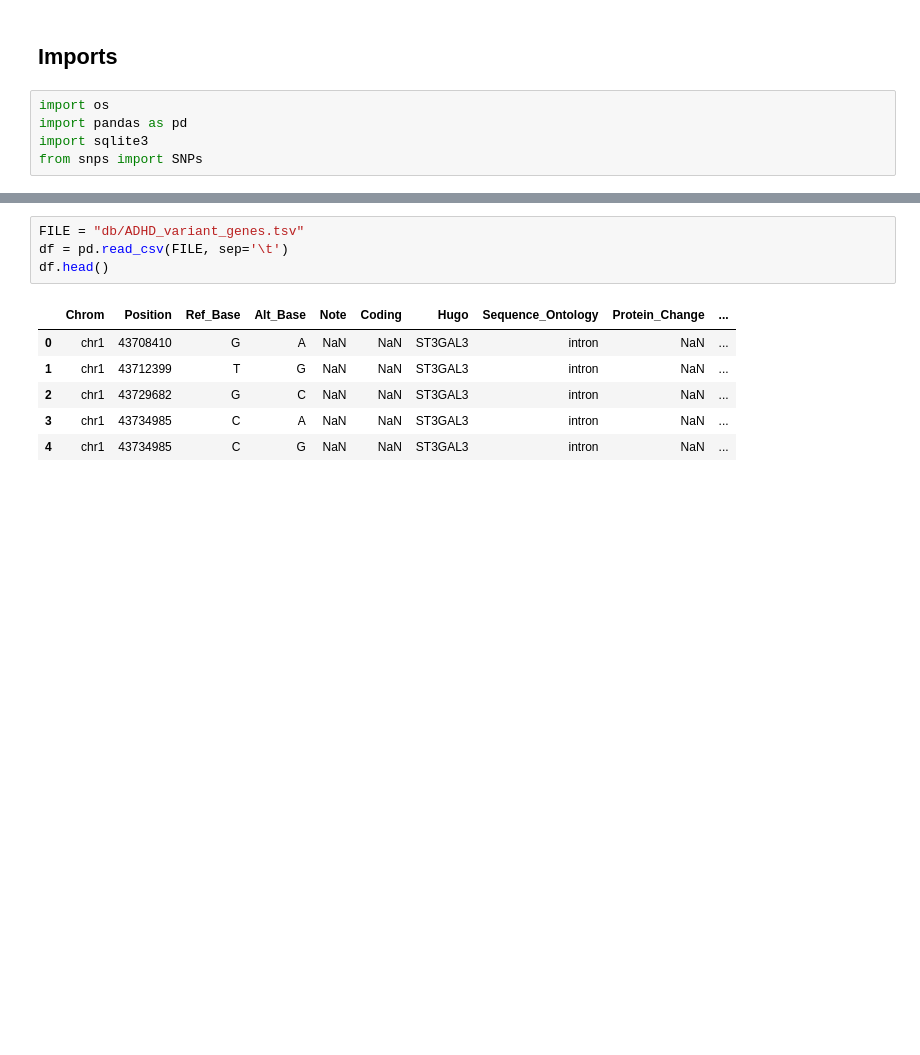
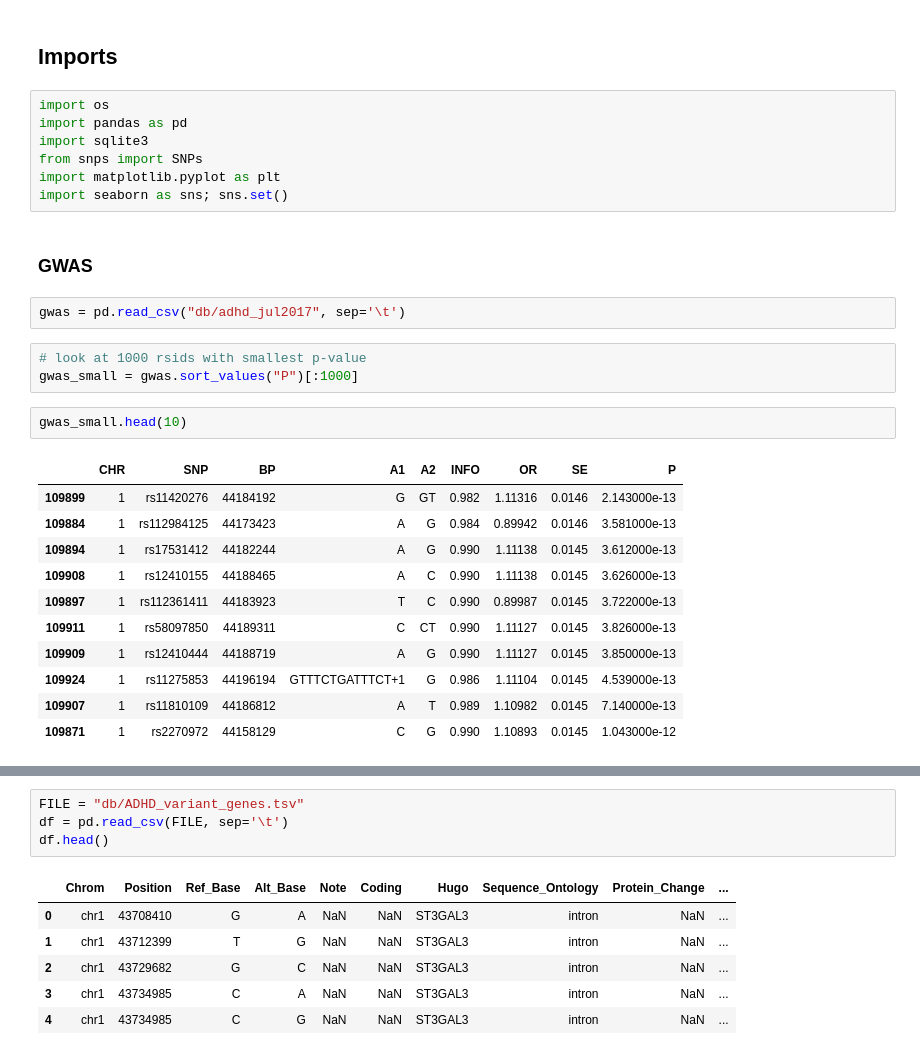
Before and after one commit to loftusa/ADHD, a Jupyter notebook: exploration.ipynb, the cells around one changed output, grey strips where cells are left out. Cells and saved outputs as stored; diff of their text form; blank space fills up the shorter version.

```diff
--- a/exploration.ipynb
+++ b/exploration.ipynb
@@ -5,3 +5,26 @@ import os
 import pandas as pd
 import sqlite3
 from snps import SNPs
+import matplotlib.pyplot as plt
+import seaborn as sns; sns.set()
+# %% [markdown]
+### GWAS
+# %%
+gwas = pd.read_csv("db/adhd_jul2017", sep='\t')
+# %%
+# look at 1000 rsids with smallest p-value
+gwas_small = gwas.sort_values("P")[:1000]
+# %%
+gwas_small.head(10)
+# %% [output]
+|  | CHR | SNP | BP | A1 | A2 | INFO | OR | SE | P |
+| 109899 | 1 | rs11420276 | 44184192 | G | GT | 0.982 | 1.11316 | 0.0146 | 2.143000e-13 |
+| 109884 | 1 | rs112984125 | 44173423 | A | G | 0.984 | 0.89942 | 0.0146 | 3.581000e-13 |
+| 109894 | 1 | rs17531412 | 44182244 | A | G | 0.990 | 1.11138 | 0.0145 | 3.612000e-13 |
+| 109908 | 1 | rs12410155 | 44188465 | A | C | 0.990 | 1.11138 | 0.0145 | 3.626000e-13 |
+| 109897 | 1 | rs112361411 | 44183923 | T | C | 0.990 | 0.89987 | 0.0145 | 3.722000e-13 |
+| 109911 | 1 | rs58097850 | 44189311 | C | CT | 0.990 | 1.11127 | 0.0145 | 3.826000e-13 |
+| 109909 | 1 | rs12410444 | 44188719 | A | G | 0.990 | 1.11127 | 0.0145 | 3.850000e-13 |
+| 109924 | 1 | rs11275853 | 44196194 | GTTTCTGATTTCT+1 | G | 0.986 | 1.11104 | 0.0145 | 4.539000e-13 |
+| 109907 | 1 | rs11810109 | 44186812 | A | T | 0.989 | 1.10982 | 0.0145 | 7.140000e-13 |
+| 109871 | 1 | rs2270972 | 44158129 | C | G | 0.990 | 1.10893 | 0.0145 | 1.043000e-12 |
```
Also changed, not shown: parts of 13 cells of this notebook, 1 other file.
